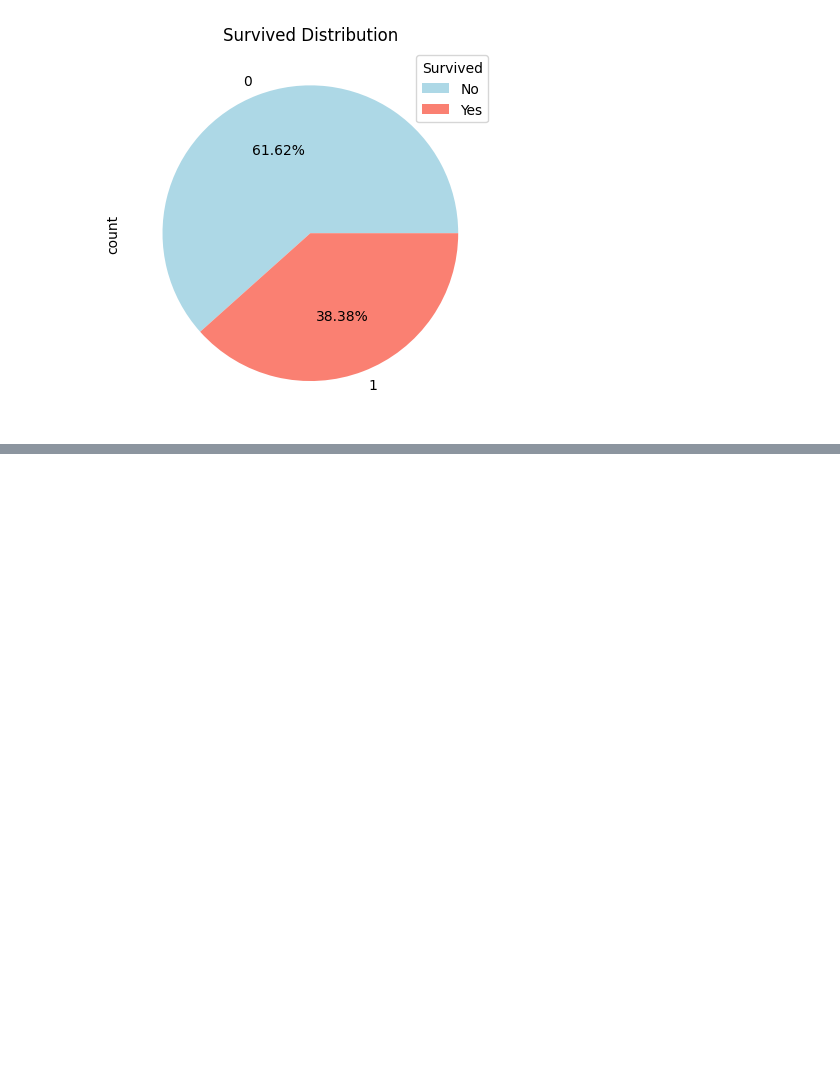
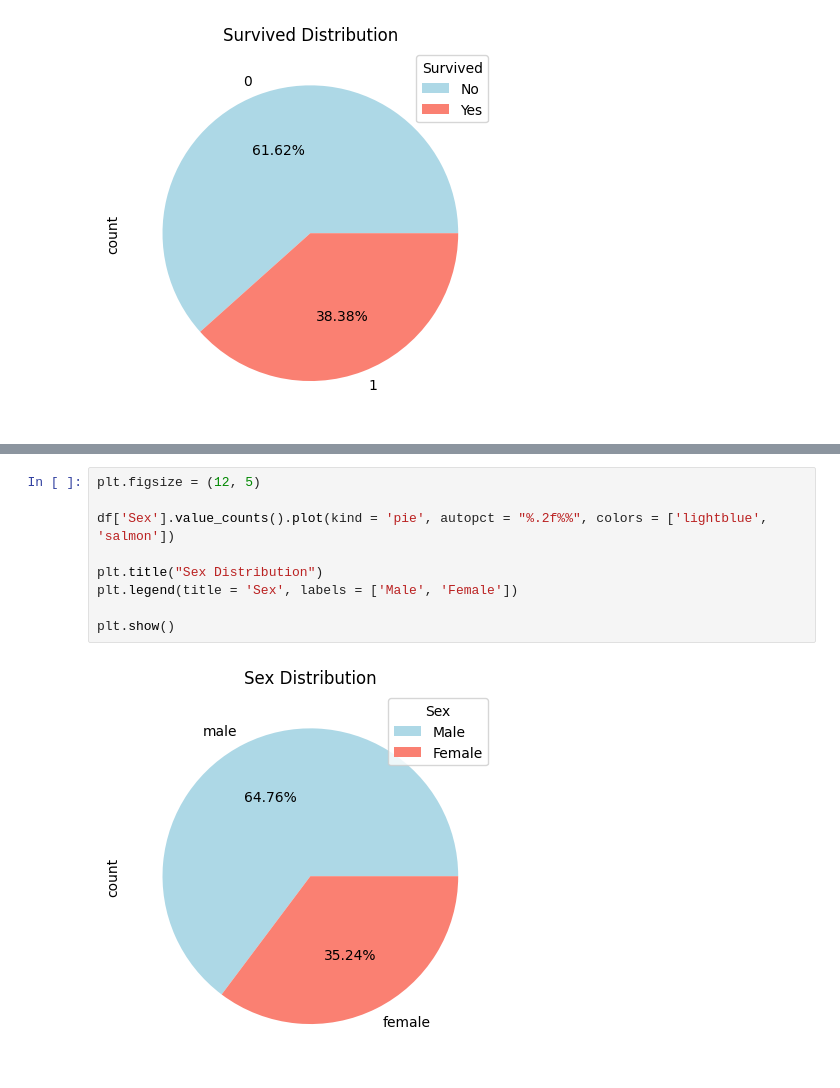
Before and after one commit to Muqaddas-Iftikhar/Titanic-Survival-Analysis, a Jupyter notebook: notebooks/titanic_survivals.ipynb, the cells around one changed output, grey strips where cells are left out. Drawn from its saved outputs; the diff is of its cells as text; blank space fills up the shorter version.

```diff
--- a/notebooks/titanic_survivals.ipynb
+++ b/notebooks/titanic_survivals.ipynb
@@ -176,0 +236,11 @@ plt.show()
+# %%
+plt.figsize = (12, 5)
+
+df['Sex'].value_counts().plot(kind = 'pie', autopct = "%.2f%%", colors = ['lightblue', 'salmon'])
+
+plt.title("Sex Distribution")
+plt.legend(title = 'Sex', labels = ['Male', 'Female'])
+
+plt.show()
+# %% [output]
+[figure, added]
```
Also changed, not shown: parts of 15 cells of this notebook.
